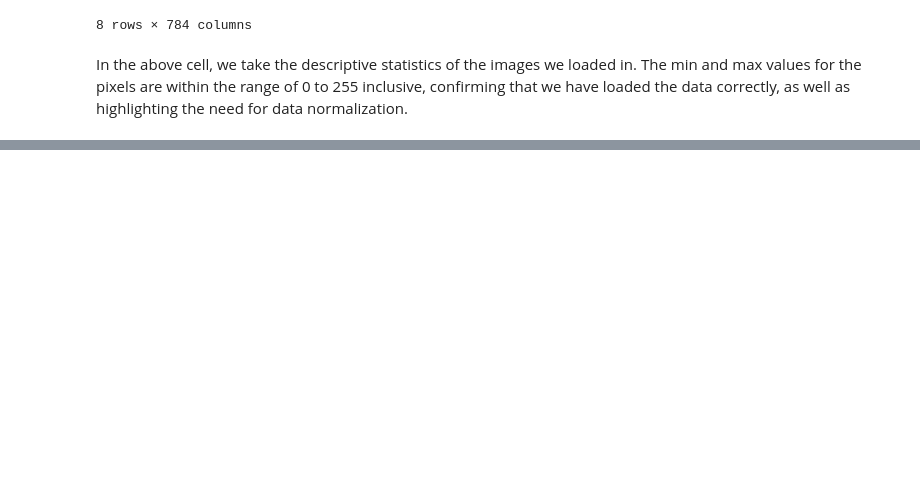
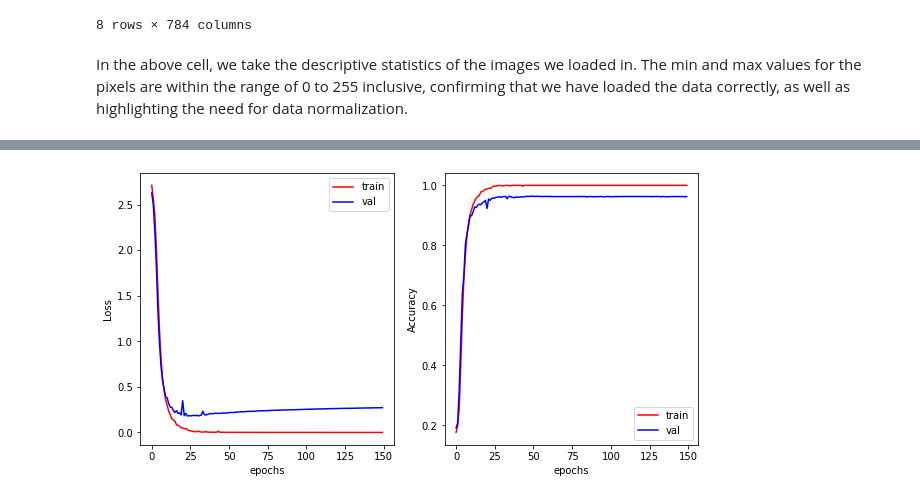
Before and after one commit to DavidAziz3825605/MachineLearningA2, a Jupyter notebook: Machine Learning Assignment 2.ipynb, the cells around one changed output, grey strips where cells are left out. Saved outputs shown, nothing was run; the diff lists cells and outputs as text; code cells hidden in the pictures; blank space fills up the shorter version.

```diff
--- a/Machine Learning Assignment 2.ipynb
+++ b/Machine Learning Assignment 2.ipynb
@@ -128,0 +303,7 @@ In the above cell, we take the descriptive statistics of the images we loaded in
+# %%
+from sklearn.model_selection import StratifiedKFold
+from tensorflow.keras.preprocessing.image import ImageDataGenerator
+
+train_data, test_data = train_test_split(signs, test_size = 0.2, random_state = 0)
+
+kfold = StratifiedKFold(n_splits = 5, shuffle = True, random_state = 0)
@@ -128,0 +379,37 @@ In the above cell, we take the descriptive statistics of the images we loaded in
+# %%
+# initializing lists to store various evaluation metrics after averaging across folds
+VGG_1_loss, VGG_1_val_loss, VGG_1_acc, VGG_1_val_acc = [], [], [], []
+
+for i in range(EPOCHS):
+  temp_loss, temp_val_loss, temp_acc, temp_val_acc = [], [], [], []
+
+  for j in range(len(cv_history_VGG_1)):
+    temp_loss.append(cv_history_VGG_1[j].history['loss'][i])
+    temp_val_loss.append(cv_history_VGG_1[j].history['val_loss'][i])
+    temp_acc.append(cv_history_VGG_1[j].history['categorical_accuracy'][i])
+    temp_val_acc.append(cv_history_VGG_1[j].history['val_categorical_accuracy'][i])
+
+  VGG_1_loss.append(sum(temp_loss)/len(temp_loss))
+  VGG_1_val_loss.append(sum(temp_val_loss)/len(temp_val_loss))
+  VGG_1_acc.append(sum(temp_acc)/len(temp_acc))
+  VGG_1_val_acc.append(sum(temp_val_acc)/len(temp_val_acc))
+
+# plotting the learning curves
+plt.figure(figsize = (10,5))
+plt.subplot(1,2,1)
+plt.plot(VGG_1_loss, 'red')
+plt.plot(VGG_1_val_loss, 'blue')
+plt.xlabel("epochs")
+plt.ylabel("Loss")
+plt.legend(['train', 'val'], loc='upper right')
+
+plt.subplot(1,2,2)
+plt.plot(VGG_1_acc, 'red')
+plt.plot(VGG_1_val_acc, 'blue')
+plt.xlabel("epochs")
+plt.ylabel("Accuracy")
+plt.legend(['train', 'val'], loc='lower right')
+
+plt.show()
+# %% [output]
+[figure, added]
```
Also changed, not shown: parts of 35 cells of this notebook.
